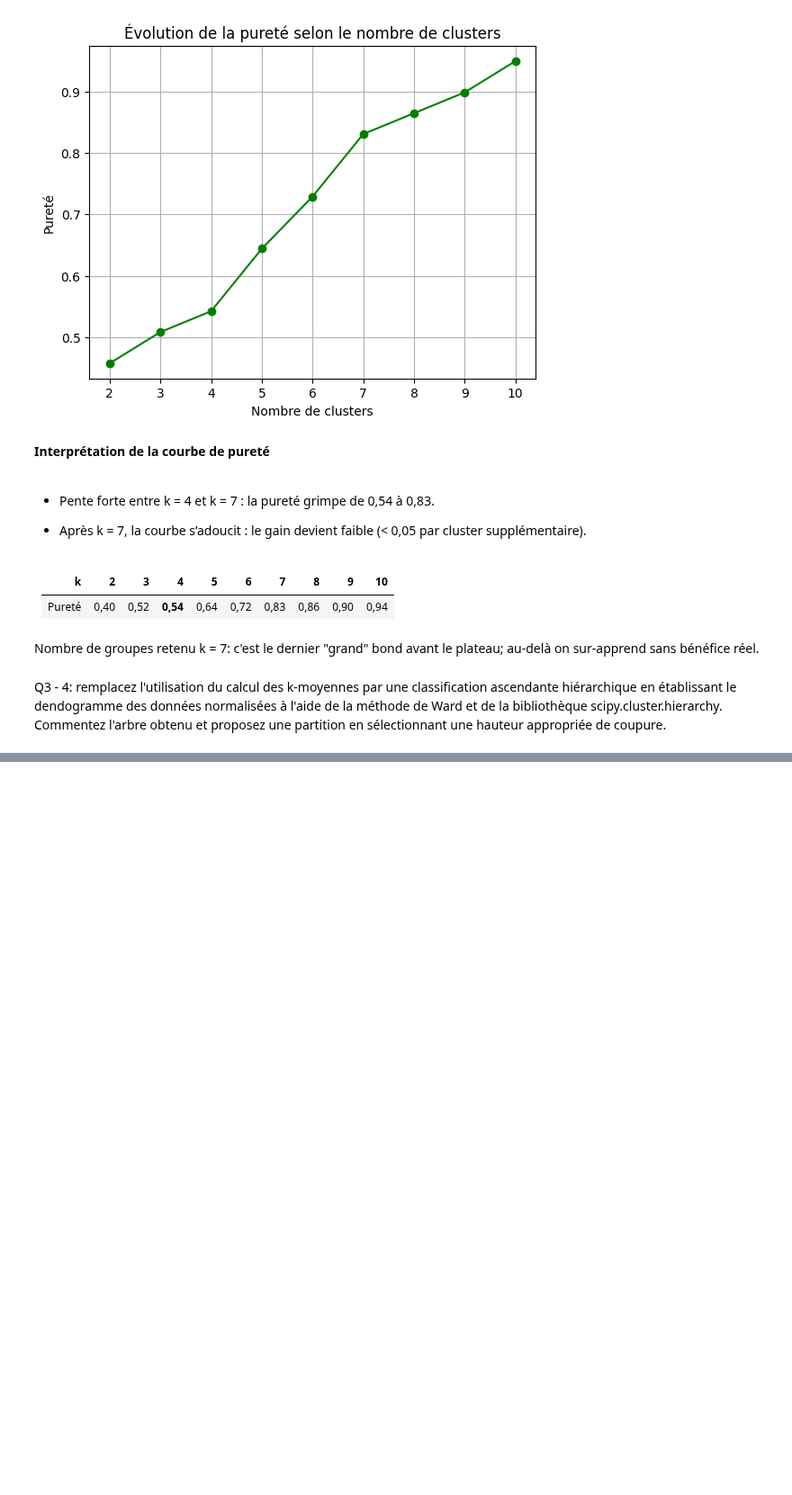
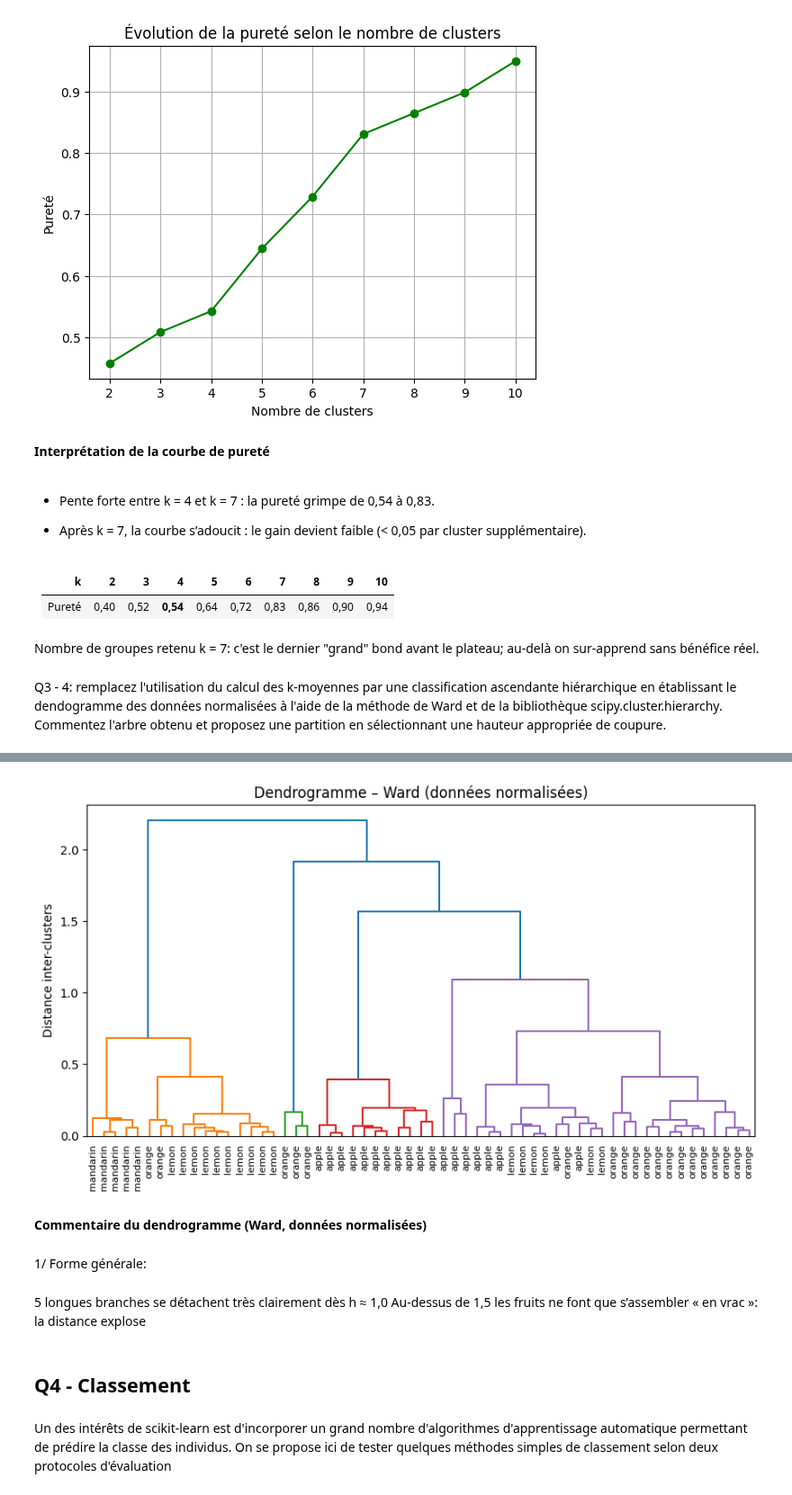
Before and after one commit to olfabre/DataMaining_Master_2, a Jupyter notebook: tp1.ipynb, the cells around one changed output, grey strips where cells are left out. Shown at 90% size. Drawn from its saved outputs; the diff is of its cells as text; code cells hidden in the pictures; blank space fills up the shorter version.

```diff
--- a/tp1.ipynb
+++ b/tp1.ipynb
@@ -504,0 +530,35 @@ sélectionnant une hauteur appropriée de coupure.
+# %%
+# ---------- 3-4 : dendrogramme – classification hiérarchique de Ward ----------
+import pandas as pd
+import matplotlib.pyplot as plt
+from sklearn.preprocessing import MinMaxScaler
+from scipy.cluster.hierarchy import dendrogram, linkage
+
+# 1. données normalisées (déjà vues)
+df = pd.read_csv('fruit_data_with_colors.txt', sep='\t')
+X_norm = MinMaxScaler().fit_transform(df[['mass','width','color_score']])
+
+# 2. matrice des liens (méthode de Ward)
+Z = linkage(X_norm, method='ward')
+
+# 3. dendrogramme
+plt.figure(figsize=(10,5))
+dendrogram(Z, labels=df['fruit_name'].values, leaf_rotation=90, leaf_font_size=8)
+plt.title('Dendrogramme – Ward (données normalisées)')
+plt.ylabel('Distance inter-clusters')
+plt.show()
+# %% [output]
+[figure, added]
+# %% [markdown]
+**Commentaire du dendrogramme (Ward, données normalisées)**
+# %% [markdown]
+1/ Forme générale:
+# %% [markdown]
+5 longues branches se détachent très clairement dès h ≈ 1,0
+Au-dessus de 1,5 les fruits ne font que s’assembler « en vrac »: la distance explose
+# %% [markdown]
+## **Q4** - Classement
+# %% [markdown]
+Un des intérêts de scikit-learn est d'incorporer un grand nombre d'algorithmes d'apprentissage
+automatique permettant de prédire la classe des individus. On se propose ici de tester quelques
+méthodes simples de classement selon deux protocoles d'évaluation
```
Also changed, not shown: parts of 3 cells of this notebook.
